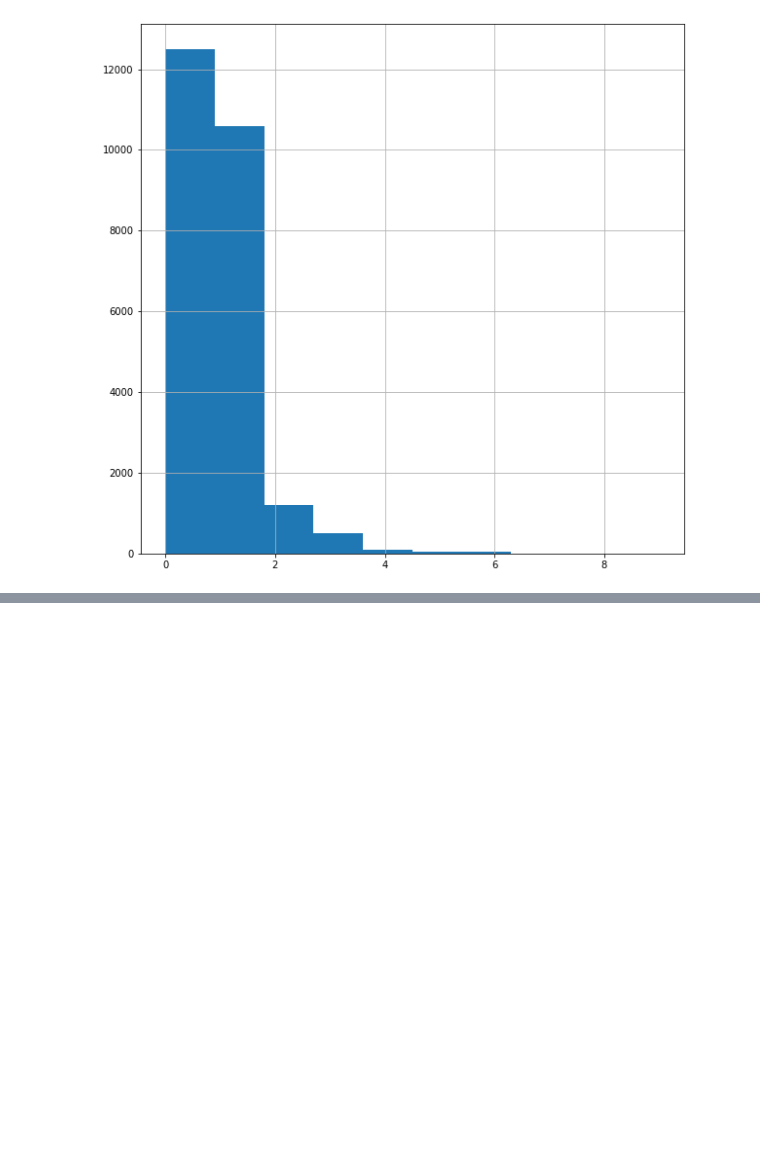
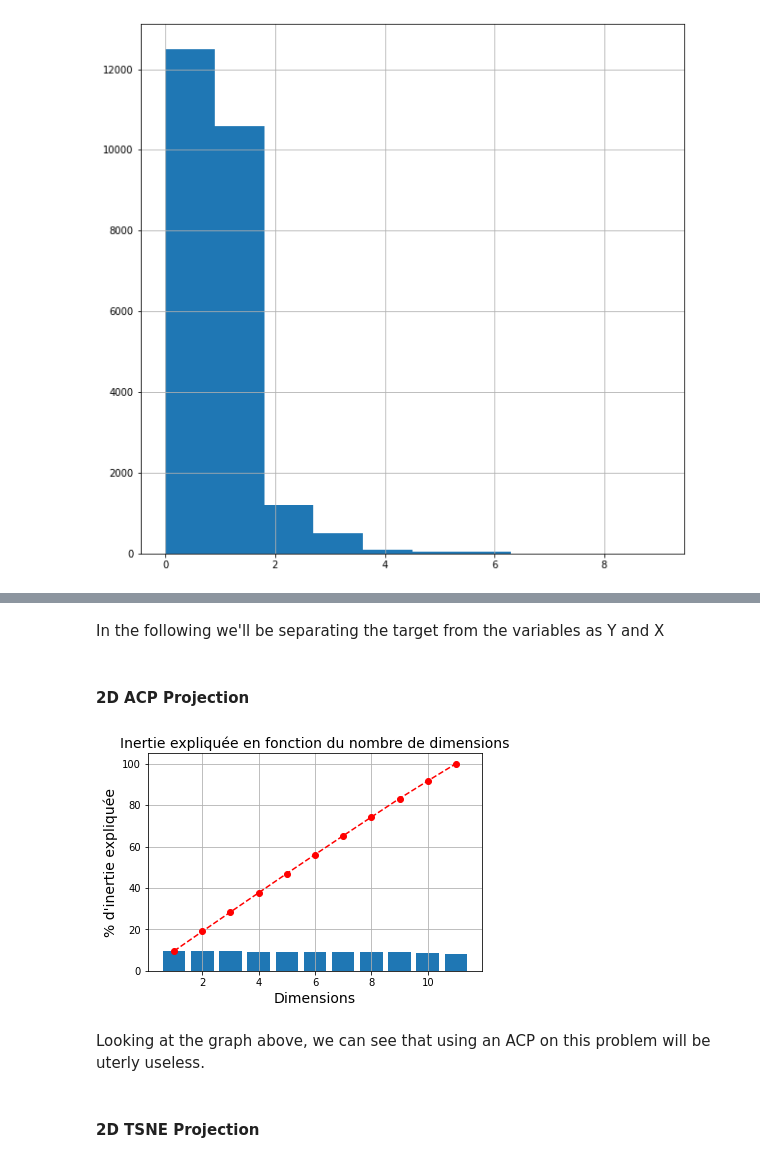
Before and after one commit to AdrienBolling/tried-rf-clustering-project, a Jupyter notebook: classification.ipynb, the cells around one changed output, grey strips where cells are left out. Cells and saved outputs as stored; diff of their text form; code cells hidden in the pictures; blank space fills up the shorter version.

```diff
--- a/classification.ipynb
+++ b/classification.ipynb
@@ -67,0 +73,2 @@ data['Poker Hand'].hist(figsize=(10,10))
+# %% [markdown]
+In the following we'll be separating the target from the variables as Y and X
@@ -67,0 +78,24 @@ data['Poker Hand'].hist(figsize=(10,10))
+# %% [markdown]
+#### 2D ACP Projection
+# %%
+acp = PCA()
+if True:
+    data_ = (data-data.mean(axis=0))/data.std(axis=0)
+else:
+    data_ = data
+acp.fit(data_)
+X_pca = acp.transform(data_)
+del data_
+# %%
+plt.bar(np.arange(len(acp.explained_variance_ratio_))+1,acp.explained_variance_ratio_*100)
+plt.plot(np.arange(len(acp.explained_variance_ratio_))+1,np.cumsum(acp.explained_variance_ratio_*100),'r--o')
+plt.xlabel("Dimensions",fontsize=14)
+plt.ylabel("% d'inertie expliquée",fontsize=14)
+plt.title("Inertie expliquée en fonction du nombre de dimensions",fontsize=14);
+plt.grid(True)
+# %% [output]
+[figure, added]
+# %% [markdown]
+Looking at the graph above, we can see that using an ACP on this problem will be uterly useless.
+# %% [markdown]
+#### 2D TSNE Projection
```
Also changed, not shown: parts of 12 cells of this notebook.
